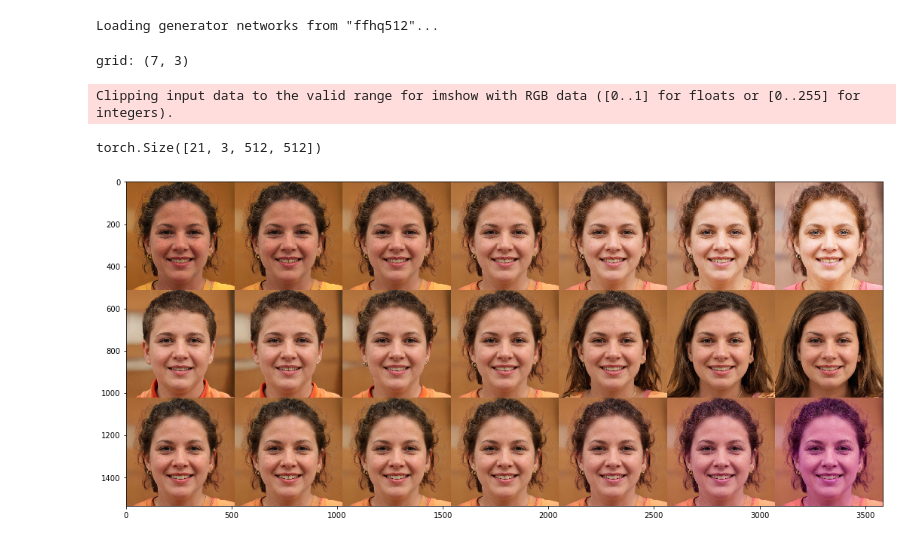
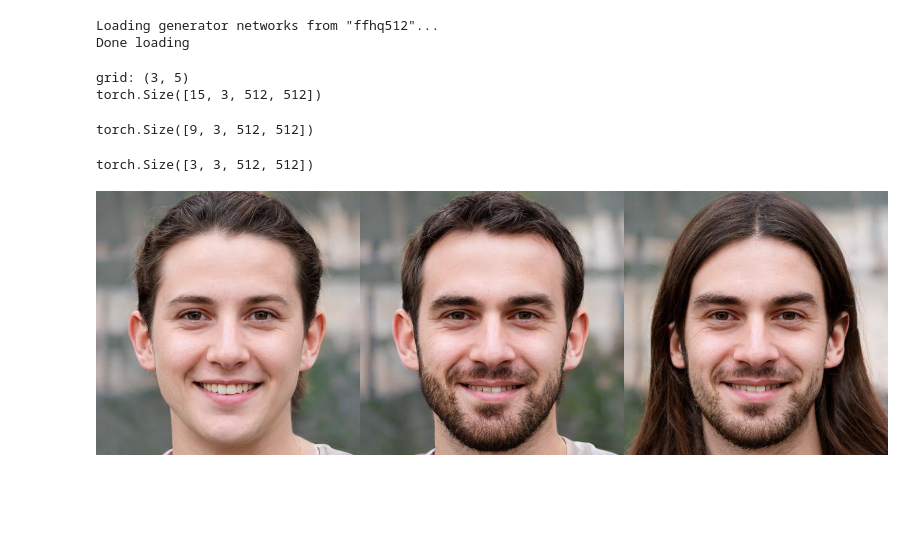
Before and after one commit to zhuxinqimac/stylegan2-ada-pytorch, a Jupyter notebook: show_travs.ipynb, the cells around one changed output. Drawn from its saved outputs; the diff is of its cells as text; code cells hidden in the pictures; blank space fills up the shorter version.

```diff
--- a/show_travs.ipynb
+++ b/show_travs.ipynb
@@ -57,7 +61,13 @@ with dnnlib.util.open_url(generator_pkl) as f:
 with open(navigator_pkl, 'rb') as f:
     resume_data = pickle.load(f)
     M = resume_data['M'].requires_grad_(False).to(device)
+
+with open(pca_pkl, 'rb') as f:
+    resume_data = pickle.load(f)
+    M_2 = resume_data['M'].requires_grad_(False).to(device)
+print('Done loading')
 # %% [output]
 Loading generator networks from "ffhq512"...
+Done loading
 # %%
 plt.rcParams['figure.figsize'] = [18, 18]
@@ -68,9 +86,10 @@ def show(img, im_range=[-1,1]):
 # %%
 batch_size = 4
-n_samples_per = 7
+n_samples_per = 3
 # step_scales = [1] * M.nv_dim
-step_scales = [1, 0.2, 1.5]
-torch.random.manual_seed(10)
+step_scales = [0.5, 0.5, 3, 3, 0.5]
+seed = 201 # 410 for bear and long-hair
+torch.random.manual_seed(seed) # 200,201, 401
 walk_grid_size = (n_samples_per, M.nv_dim) # (gw, gh)
 print('grid:', walk_grid_size)
 
@@ -82,7 +101,6 @@ _, n_lat, num_ws, w_dim = dirs_orig.shape
 #w_origin = w_origin.repeat(n_lat, 1, 1)
 
 steps = []
-
 dirs = M(w_origin)
 for i in range(M.nv_dim):
     delta = dirs[:, i] # [1, num_ws, w_dim]
@@ -103,11 +121,57 @@ _, c, h, w = images.shape
 print(images.shape)
 images = images.view(M.nv_dim, n_samples_per, c, h, w).permute((2, 0, 3, 1, 4)).reshape(
     c, M.nv_dim*h, n_samples_per*w)
-show(images)
-
-#get_w_walk(w_origin, M, n_samples_per, step_size, recursive_walk=True, tiny_step=None, use_pca_scale=False, semi_inverse=False)
+#show(images, surfix=str(seed)+"_model")
 # %% [output]
-grid: (7, 3)
+grid: (3, 5)
+torch.Size([15, 3, 512, 512])
-Clipping input data to the valid range for imshow with RGB data ([0..1] for floats or [0..255] for integers).
-torch.Size([21, 3, 512, 512])
-[figure, removed]
+# %%
+steps = []
+dirs = M_2(w_origin)
+show_nv_dim = 3
+step_scales = [4, 3.5, 3]
+for i in range(show_nv_dim):
+    delta = dirs[:, i] # [1, num_ws, w_dim]
+    step = w_origin.clone()
+    steps_per_dim = [step]
+    for _ in range(n_samples_per // 2):
+        step = step - step_scales[i] * delta # [1, num_ws, w_dim]
+        steps_per_dim = [step] + steps_per_dim
+    step = w_origin.clone()
+    for _ in range(n_samples_per - 1 - n_samples_per // 2):
+        step = step + step_scales[i] * delta # [1, num_ws, w_dim]
+        steps_per_dim = steps_per_dim + [step]
+    steps = steps + steps_per_dim
+steps_tensor = torch.cat(steps, dim=0) # [nv_dim * n_samples_per, nums_ws, w_dim]
+w_walk = steps_tensor.split(batch_size)
+images = torch.cat([G.synthesis(w, noise_mode='const') for w in w_walk]) # (nv_dim * n_samples_per, c, h, w)
+_, c, h, w = images.shape
+print(images.shape)
+images = images.view(show_nv_dim, n_samples_per, c, h, w).permute((2, 0, 3, 1, 4)).reshape(
+    c, show_nv_dim*h, n_samples_per*w)
+#show(images, surfix=str(seed)+'_pca')
+# %% [output]
+torch.Size([9, 3, 512, 512])
+# %%
+dirs = M(w_origin) # [1, n_lat, num_ws, w_dim]
+_, n_lat, num_ws, w_dim = dirs.shape
+step_scales = [0.5, 0.5, 3, 3, 0.5]
+
+modification_ls = [(0, 1), (1, -1)]
+
+step = w_origin.clone()
+steps = [step]
+for mod_dim, mod_scale in modification_ls:
+    step = step + step_scales[mod_dim] * mod_scale * dirs[:, mod_dim]
+    steps = steps + [step]
+steps_tensor = torch.cat(steps, dim=0) # [n_mod, nums_ws, w_dim]
+
+w_walk = steps_tensor.split(batch_size)
+images = torch.cat([G.synthesis(w, noise_mode='const') for w in w_walk]) # (n_mod, c, h, w)
+_, c, h, w = images.shape
+print(images.shape)
+images = images.permute((1, 2, 0, 3)).reshape(c, h, (len(modification_ls) + 1)*w)
+show(images, surfix=str(seed)+'_mod')
+# %% [output]
+torch.Size([3, 3, 512, 512])
+[figure, added]
```
Also changed, not shown: parts of 3 cells of this notebook, 3 other files.
